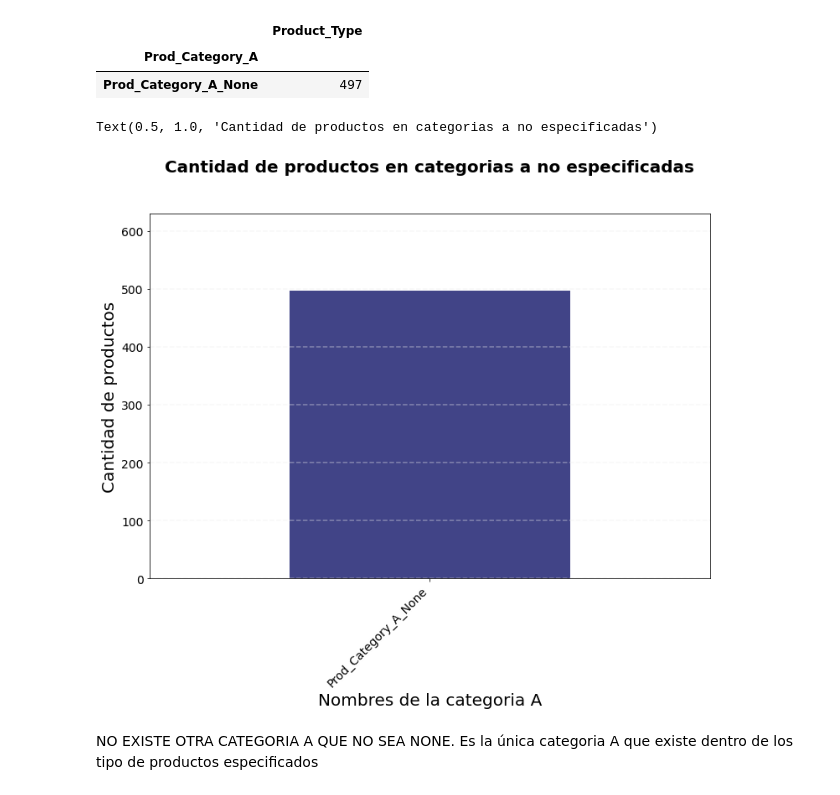
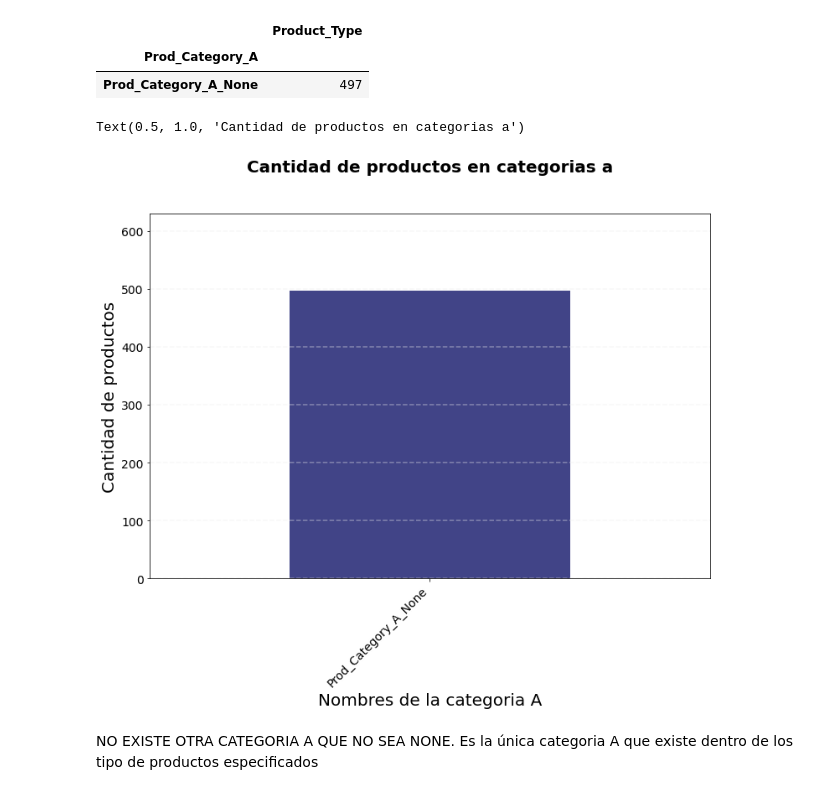
Before and after one commit to BautistaXifro/Datos, a Jupyter notebook: Analisis de productos/Analisis de productos.ipynb, the cells around one changed output. Saved outputs shown, nothing was run; the diff lists cells and outputs as text; code cells hidden in the pictures.

```diff
--- a/Analisis de productos/Analisis de productos.ipynb
+++ b/Analisis de productos/Analisis de productos.ipynb
@@ -382,15 +382,15 @@ Categoria_a_no_especificada.head()
 # %%
 Grafico_Categoria_a_no_especificada = Categoria_a_no_especificada['Product_Type'].plot.bar(color = colores, figsize = (12,8),fontsize = 14)
 plt.xlabel('Nombres de la categoria A', fontsize = 20)
 plt.xticks(rotation=45, ha='right')
 lineas = Grafico_Categoria_a_no_especificada.get_yticks()
 for i in lineas:
       Grafico_Categoria_a_no_especificada.axhline(y=i, linestyle='--', alpha=0.4, color='#eeeeee')
 plt.ylabel('Cantidad de productos', fontsize = 20)
-plt.title('Cantidad de productos en categorias a no especificadas', fontweight = 'heavy',  fontsize = 20, pad = 50.0)
+plt.title('Cantidad de productos en categorias a', fontweight = 'heavy',  fontsize = 20, pad = 50.0)
 # %% [output]
-Text(0.5, 1.0, 'Cantidad de productos en categorias a no especificadas')
+Text(0.5, 1.0, 'Cantidad de productos en categorias a')
-[figure, old version]
+[figure, new version]
 # %% [markdown]
 NO EXISTE OTRA CATEGORIA A QUE NO SEA NONE. Es la única categoria A que existe dentro de los tipo de productos especificados
 # %% [markdown]
```
Also changed, not shown: parts of 12 cells of this notebook.
